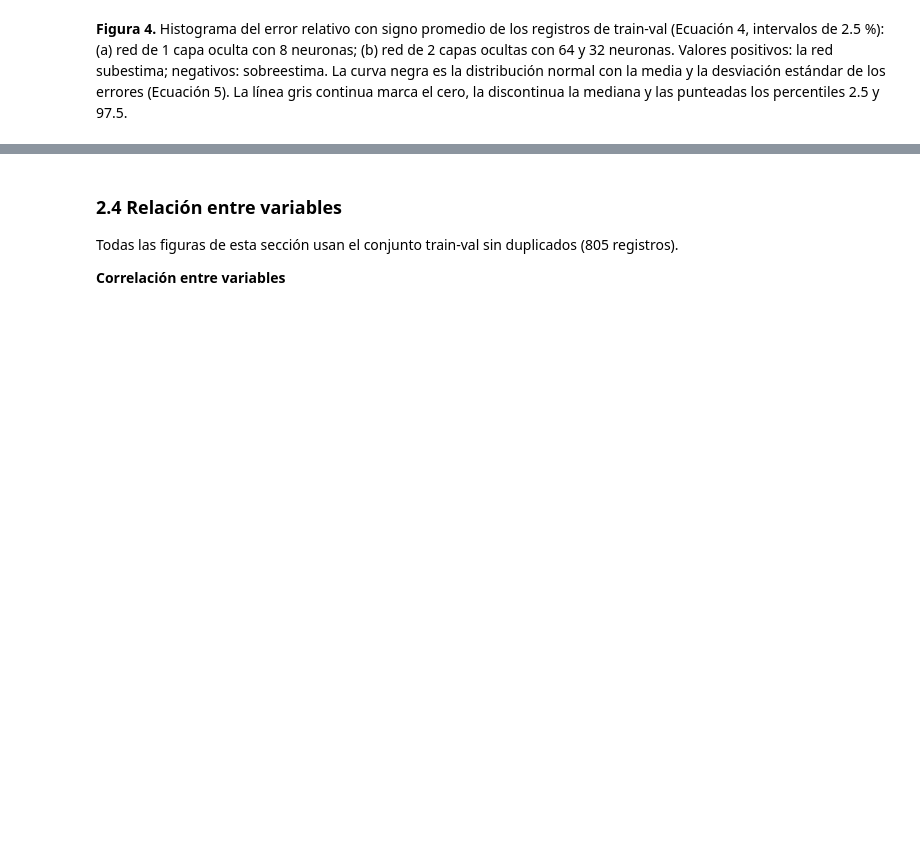
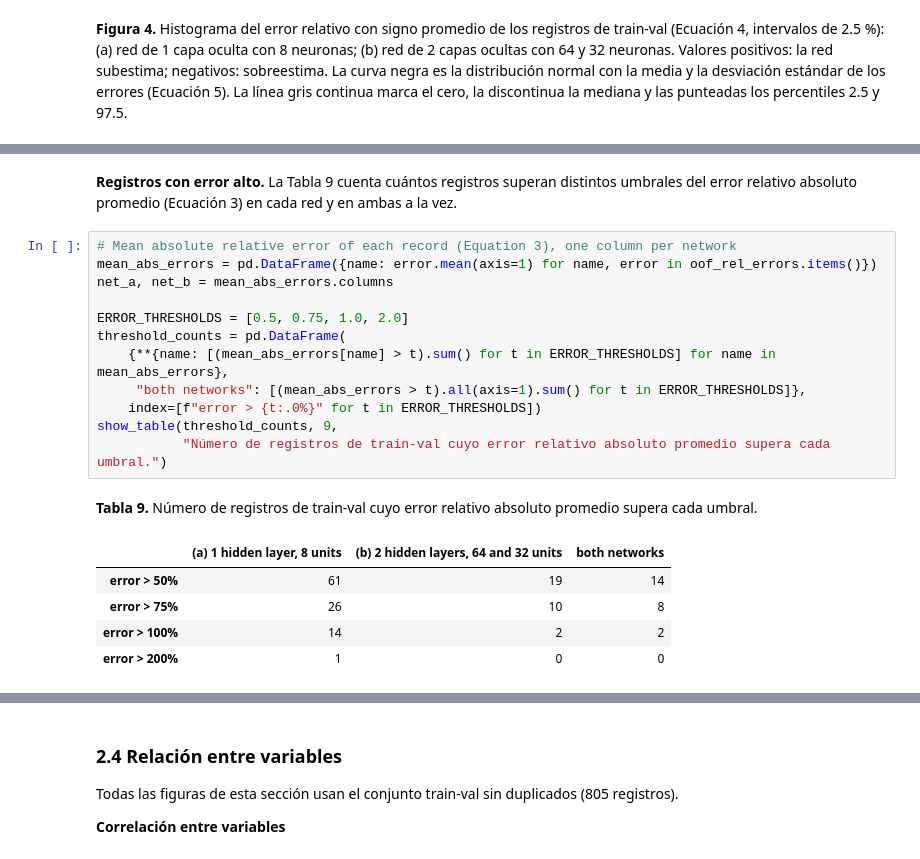
Before and after one commit to 25adiaz-apps/phd-civil-ualberta, a Jupyter notebook: machine-learning/assignment-4/question-1-concrete-strength.ipynb, the cells around one changed output, grey strips where cells are left out. Saved outputs shown, nothing was run; the diff lists cells and outputs as text; blank space fills up the shorter version.

```diff
--- a/machine-learning/assignment-4/question-1-concrete-strength.ipynb
+++ b/machine-learning/assignment-4/question-1-concrete-strength.ipynb
@@ -584,0 +583,21 @@ Figura 4 y Tabla 8 (error relativo con signo):
+# %% [markdown]
+**Registros con error alto.** La Tabla 9 cuenta cuántos registros superan distintos umbrales del error relativo absoluto promedio (Ecuación 3) en cada red y en ambas a la vez.
+# %%
+# Mean absolute relative error of each record (Equation 3), one column per network
+mean_abs_errors = pd.DataFrame({name: error.mean(axis=1) for name, error in oof_rel_errors.items()})
+net_a, net_b = mean_abs_errors.columns
+
+ERROR_THRESHOLDS = [0.5, 0.75, 1.0, 2.0]
+threshold_counts = pd.DataFrame(
+    {**{name: [(mean_abs_errors[name] > t).sum() for t in ERROR_THRESHOLDS] for name in mean_abs_errors},
+     "both networks": [(mean_abs_errors > t).all(axis=1).sum() for t in ERROR_THRESHOLDS]},
+    index=[f"error > {t:.0%}" for t in ERROR_THRESHOLDS])
+show_table(threshold_counts, 9,
+           "Número de registros de train-val cuyo error relativo absoluto promedio supera cada umbral.")
+# %% [output]
+**Tabla 9.** Número de registros de train-val cuyo error relativo absoluto promedio supera cada umbral.
+|  | (a) 1 hidden layer, 8 units | (b) 2 hidden layers, 64 and 32 units | both networks |
+| error > 50% | 61 | 19 | 14 |
+| error > 75% | 26 | 10 | 8 |
+| error > 100% | 14 | 2 | 2 |
+| error > 200% | 1 | 0 | 0 |
```
Also changed, not shown: parts of 15 cells of this notebook.
